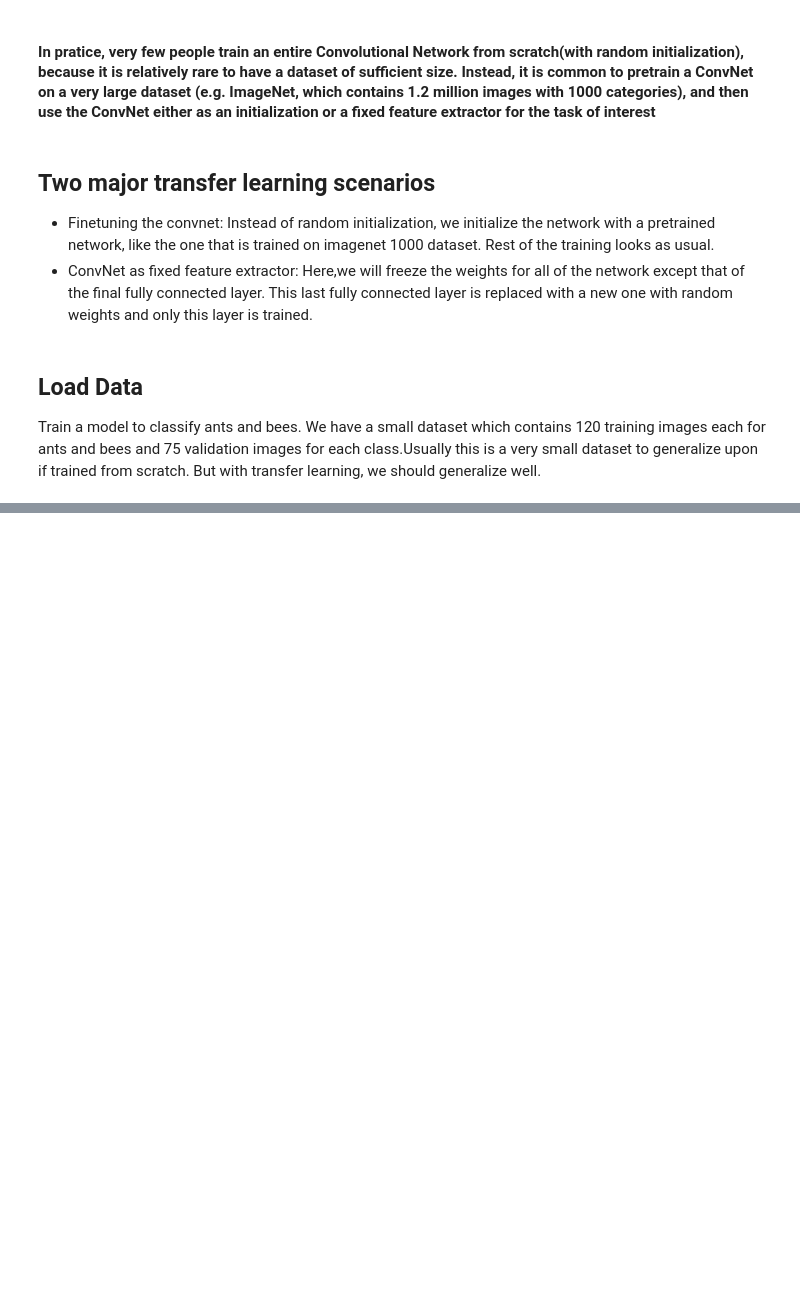
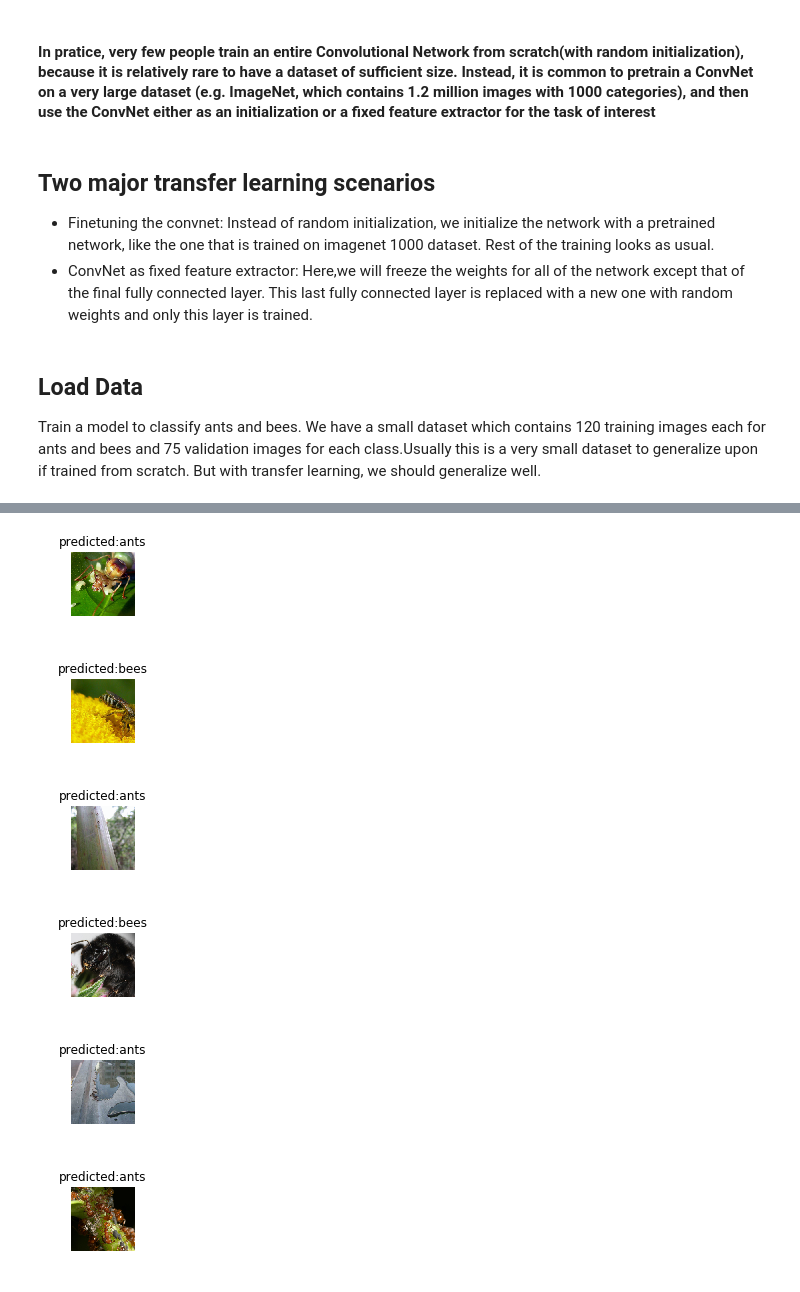
Before and after one commit to NiuCoder/torchstudy, a Jupyter notebook: transfer_learning_with_torch.ipynb, the cells around one changed output, grey strips where cells are left out. Drawn from its saved outputs; the diff is of its cells as text; code cells hidden in the pictures; blank space fills up the shorter version.

```diff
--- a/transfer_learning_with_torch.ipynb
+++ b/transfer_learning_with_torch.ipynb
@@ -30,0 +235,21 @@ Train a model to classify ants and bees. We have a small dataset which contains
+# %%
+model_conv = torchvision.models.resnet18(pretrained=True)
+for param in model_conv.parameters():
+    param.requires_grad = False
+
+# Parameters of newly constructed modules have requires_grad=True by default
+num_ftrs = model_conv.fc.in_features
+model_conv.fc = nn.Linear(num_ftrs,2)
+
+model_conv = model_conv.to(device)
+
+criterion = nn.CrossEntropyLoss()
+
+# Observe that only parameters of final layer are being optimized as
+# opoosed to before.
+optimizer_conv = optim.SGD(model_conv.fc.parameters(),lr=0.001,momentum=0.9)
+
+# Decay LR by a factor of 0.1 every 7 epoexp_lr_scheduler
+exp_lr_scheduler = lr_scheduler.StepLR(optimizer_conv,step_size=7,gamma=0.1)
+# %%
+model_conv = train_model(model_conv,criterion,optimizer_conv,exp_lr_scheduler,num_epochs=25)
@@ -30,0 +274,9 @@ Train a model to classify ants and bees. We have a small dataset which contains
+# %%
+visualize_model(model_conv)
+# %% [output]
+[figure, added]
+[figure, added]
+[figure, added]
+[figure, added]
+[figure, added]
+[figure, added]
```
Also changed, not shown: parts of 13 cells of this notebook.
